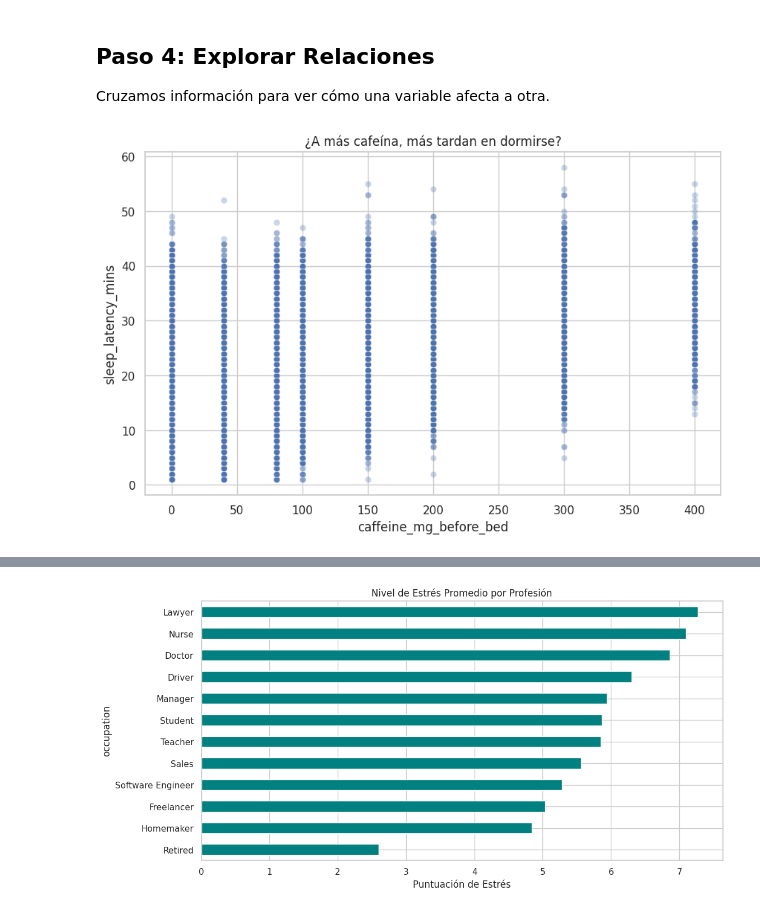
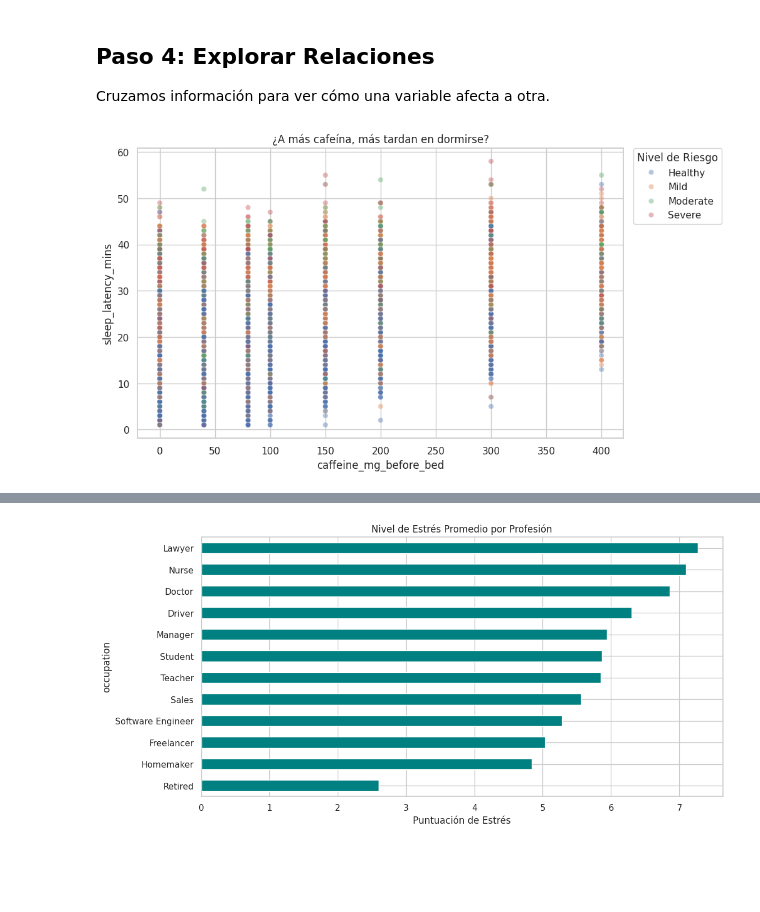
Before and after one commit to R3vival/Intro_Ciencia_De_Datos_Trabajo, a Jupyter notebook: Trabajo_Final_Intro_DC.ipynb, the cells around one changed output, grey strips where cells are left out. Cells and saved outputs as stored; diff of their text form; code cells hidden in the pictures; blank space fills up the shorter version.

```diff
--- a/Trabajo_Final_Intro_DC.ipynb
+++ b/Trabajo_Final_Intro_DC.ipynb
@@ -85,8 +99,3 @@ memory usage: 24.4+ MB
 *   sleep_disorder_risk: Cambio a categorica ordinal
 # %% [markdown]
 Comenzamos recasteo de datos
-# %%
-categories = ["gender","occupation", "chronotype", "mental_health_condition", "season", "day_type", "sleep_disorder_risk"]
-df[categories] = df[categories].astype("category") # recast de distintas variables tipo object a category
-df = df.drop(columns=["country"]) # Eliminacion de columna "Country"
-df.info()
@@ -254,0 +371,13 @@ La caja va de 4 a 7 aproximadamente, con la mediana cerca de 5-6. Hay outliers e
+# %%
+# ---------------------------------------------------------
+# Creacion de variable Categorica
+# ---------------------------------------------------------
+# Aplicamos la regla de negocio definida en el análisis exploratorio
+limites = [0, 3.9, 6.9, 10]  # El 0 asegura que el 1 quede incluido
+etiquetas = ['Bajo', 'Medio', 'Alto']
+
+# Creamos la nueva variable categórica ordinal
+df['stress_category'] = pd.cut(df['stress_score'], bins=limites, labels=etiquetas)
+
+# Verificamos cuántas personas quedaron en cada grupo
+print(df['stress_category'].value_counts())
@@ -278,0 +413,16 @@ Text(0.5, 1.0, 'Distribución: IMC (BMI)')
+# %%
+# 1. Gráfica ajustada
+fig, axes = plt.subplots(figsize=(10, 4)) # Tamaño más elegante
+sns.boxplot(data=df, x='body_mass_index', ax=axes, color='khaki')
+axes.set_title('Distribución: Índice de Masa Corporal (IMC/BMI)')
+plt.show()
+# 2. Feature Engineering: Categorizacion del IMC segun la OMS
+# Limites: 0 a 24.9 (Normal/Bajo), 25 a 29.9 (Sobrepeso), 30+ (Obesidad)
+limites_imc = [0, 24.9, 29.9, 100]
+etiquetas_imc = ['Normal', 'Sobrepeso', 'Obesidad']
+
+# Creamos la nueva variable categorica (¡Sin corchetes extra en bins!)
+df['bmi_category'] = pd.cut(df['body_mass_index'], bins=limites_imc, labels=etiquetas_imc)
+
+# Verificamos la nueva distribucion
+print(df['bmi_category'].value_counts())
@@ -333,8 +529,14 @@ Cruzamos información para ver cómo una variable afecta a otra.
 # %%
 # Relación entre Cafeína y Latencia del sueño (tiempo en dormirse)
 plt.figure(figsize=(10, 6))
-sns.scatterplot(data=df, x='caffeine_mg_before_bed', y='sleep_latency_mins', alpha=0.3)
+sns.scatterplot(data=df, x='caffeine_mg_before_bed', y='sleep_latency_mins', hue='sleep_disorder_risk', alpha=0.4)
+plt.legend(
+    title='Nivel de Riesgo',
+    bbox_to_anchor=(1.02, 1), # Coordenadas: 1.02 es justo a la derecha del gráfico
+    loc='upper left',         # Punto de anclaje de la caja de leyenda
+    borderaxespad=0           # Elimina el espacio entre el borde y la leyenda
+)
 plt.title('¿A más cafeína, más tardan en dormirse?')
 plt.show()
 # %% [output]
-[figure, old version]
+[figure, new version]
```
Also changed, not shown: parts of 43 cells of this notebook.
